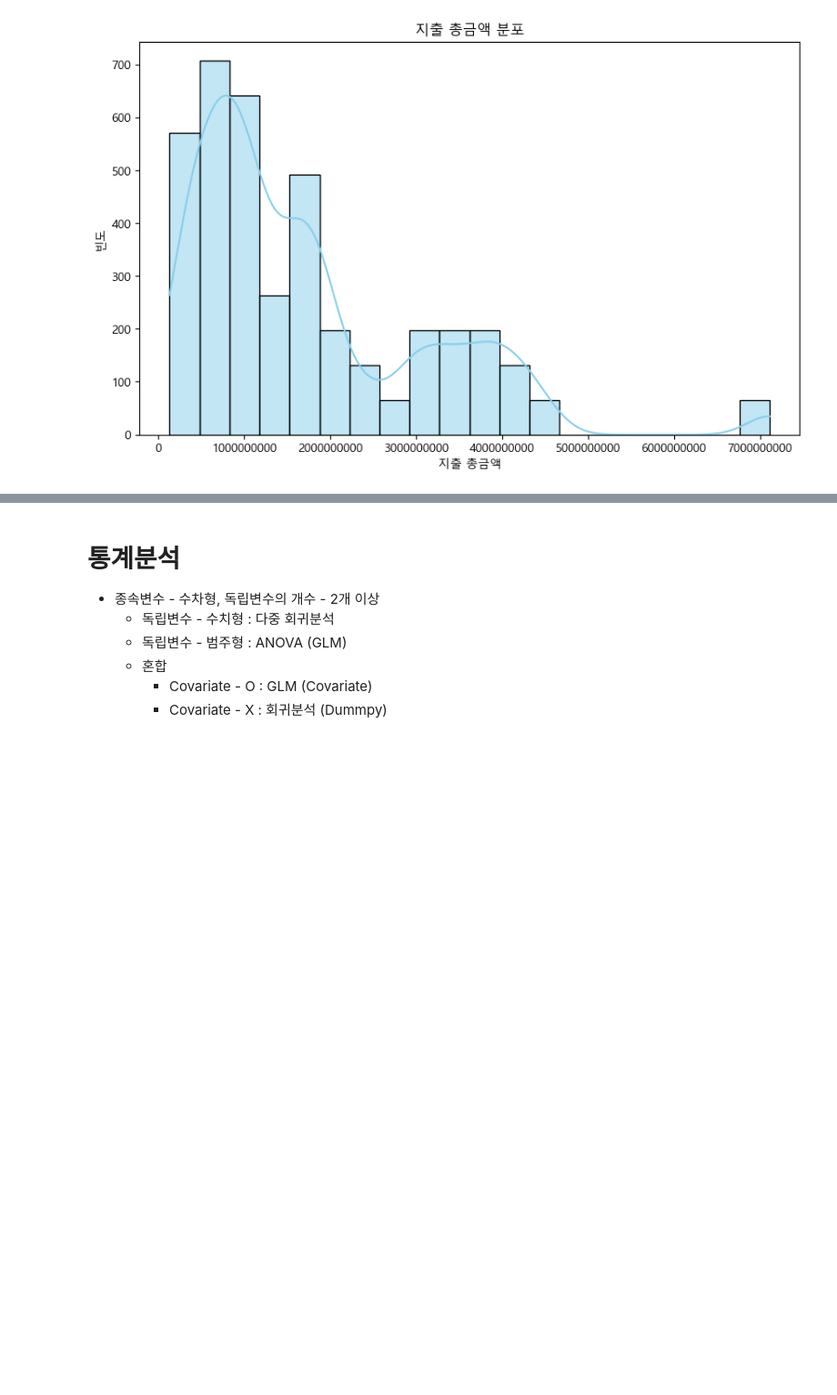
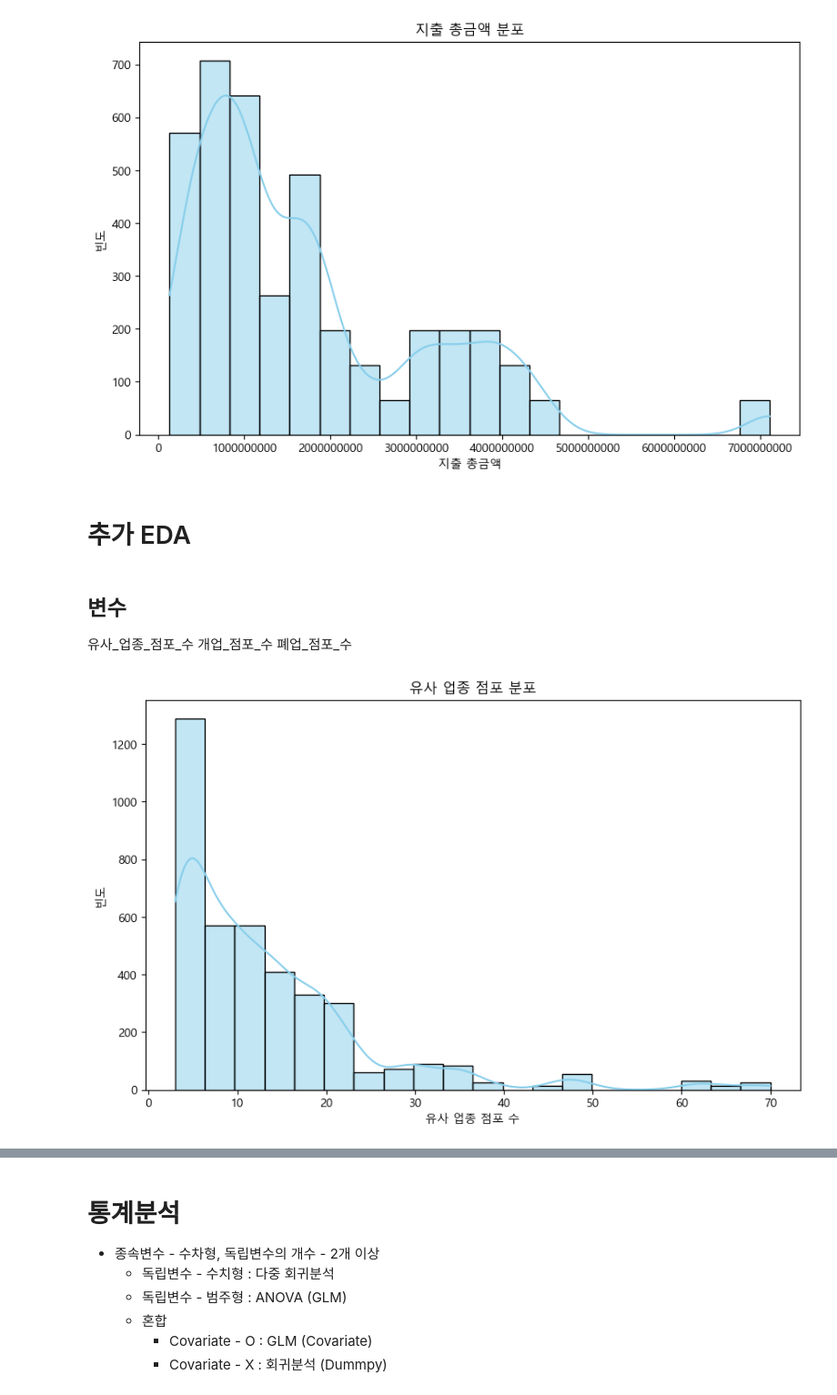
Before and after one commit to hyelin606/Semi-Project, a Jupyter notebook: 데이터 전처리 + EDA.ipynb, the cells around one changed output, grey strips where cells are left out. Shown at 91% size. Cells and saved outputs as stored; diff of their text form; code cells hidden in the pictures; blank space fills up the shorter version.

```diff
--- a/데이터 전처리 + EDA.ipynb
+++ b/데이터 전처리 + EDA.ipynb
@@ -363,3 +368,24 @@ plt.ticklabel_format(style='plain', axis='x')
 plt.show()
 # %% [output]
 [figure]
+# %% [markdown]
+# 추가 EDA
+# %% [markdown]
+## 변수
+유사_업종_점포_수
+개업_점포_수
+폐업_점포_수
+# %%
+import seaborn as sns
+import matplotlib.pyplot as plt
+
+# 히스토그램과 KDE 선을 함께 그리기
+plt.figure(figsize=(10, 6))
+sns.histplot(df['유사_업종_점포_수'], bins=20, color='skyblue', edgecolor='black', kde=True)
+
+plt.title('유사 업종 점포 분포')
+plt.xlabel('유사 업종 점포 수')
+plt.ylabel('빈도')
+plt.show()
+# %% [output]
+[figure, added]
```
Also changed, not shown: parts of 5 cells of this notebook, 23 other files.
